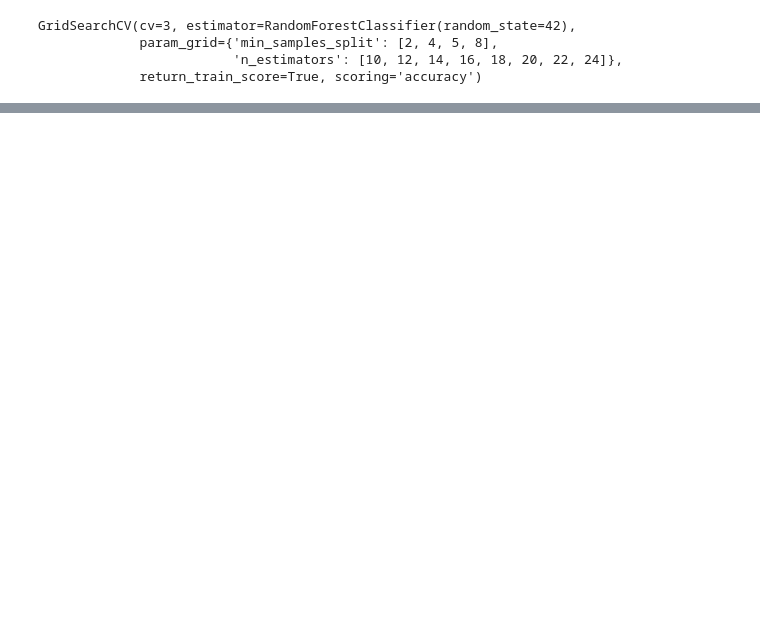
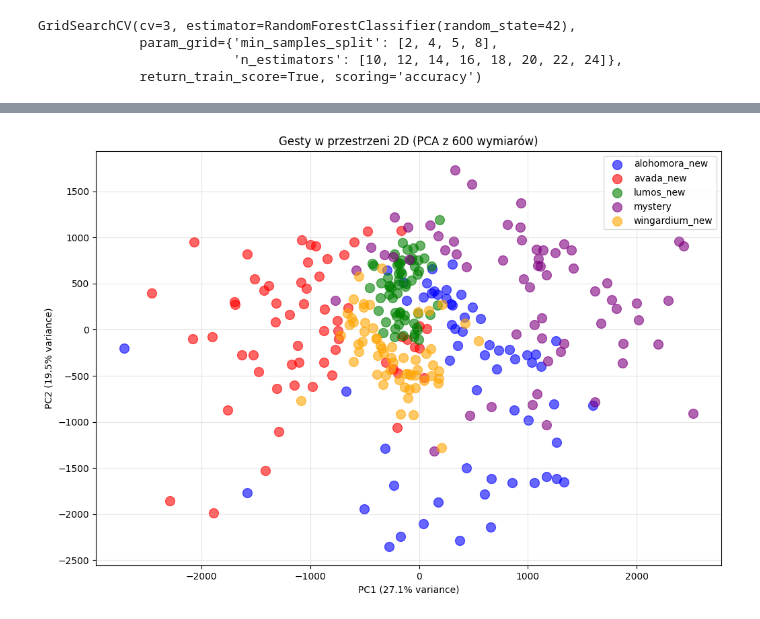
Before and after one commit to Olsonikk/MagicWand, a Jupyter notebook: ML.ipynb, the cells around one changed output, grey strips where cells are left out. Drawn from its saved outputs; the diff is of its cells as text; code cells hidden in the pictures; blank space fills up the shorter version.

```diff
--- a/ML.ipynb
+++ b/ML.ipynb
@@ -123,0 +261,19 @@ with open("./arduCode/mainCode/model_with_labels.h", "w") as f:
+# %%
+# Test na przykładowej próbce
+sample_idx = 0
+sample = [X_test[sample_idx]]
+true_label = y_test[sample_idx]
+
+prediction = best_model.predict(sample)
+probabilities = best_model.predict_proba(sample)[0]
+
+print(f"Prawdziwa klasa: {true_label}")
+print(f"Przewidziana klasa: {prediction[0]}")
+print(f"\nWszystkie prawdopodobieństwa:")
+
+# Sortujemy klasy zgodnie z class_names
+label_to_idx = {label: idx for idx, label in enumerate(sorted(set(y)))}
+for label in sorted(set(y)):
+    idx = label_to_idx[label]
+    prob = probabilities[idx]
+    print(f"  {label}: {prob:.2%}")
@@ -123,0 +394,77 @@ with open("./arduCode/mainCode/model_with_labels.h", "w") as f:
+# %%
+# Dodaj po sekcji "Flatten"
+
+import matplotlib.pyplot as plt
+from sklearn.decomposition import PCA
+
+# === ANALIZA: Dlaczego model działa mimo flatten? ===
+
+print("\n" + "="*70)
+print("ANALIZA: Czy gesty są oddzielone w przestrzeni cech?")
+print("="*70)
+
+# 1. PCA - zredukuj 600 wymiarów do 2D dla wizualizacji
+pca = PCA(n_components=2)
+X_pca = pca.fit_transform(X_flattened)
+
+# 2. Wizualizacja w 2D
+plt.figure(figsize=(12, 8))
+colors = {'alohomora_new': 'blue', 'avada_new': 'red',
+          'lumos_new': 'green', 'wingardium_new': 'orange',
+          'mystery': 'purple'}
+
+for label in np.unique(y):
+    mask = np.array(y) == label
+    plt.scatter(X_pca[mask, 0], X_pca[mask, 1],
+                c=colors[label], label=label, alpha=0.6, s=100)
+
+plt.xlabel(f'PC1 ({pca.explained_variance_ratio_[0]:.1%} variance)')
+plt.ylabel(f'PC2 ({pca.explained_variance_ratio_[1]:.1%} variance)')
+plt.title('Gesty w przestrzeni 2D (PCA z 600 wymiarów)')
+plt.legend()
+plt.grid(True, alpha=0.3)
+plt.show()
+
+print(f"\nWyjaśniona wariancja przez 2 pierwsze komponenty: {sum(pca.explained_variance_ratio_):.1%}")
+
+# 3. Analiza statystyk per gest
+print("\n" + "="*70)
+print("STATYSTYKI GESTÓW (dlaczego flatten działa)")
+print("="*70)
+
+for label in np.unique(y):
+    mask = np.array(y) == label
+    X_label = np.array(X_flattened)[mask]
+
+    print(f"\n{label}:")
+    print(f"  Średnia wartość cech: {X_label.mean():.3f}")
+    print(f"  Odchylenie std cech: {X_label.std():.3f}")
+    print(f"  Min wartość: {X_label.min():.3f}")
+    print(f"  Max wartość: {X_label.max():.3f}")
+    print(f"  Zakres: {X_label.max() - X_label.min():.3f}")
+
+# 4. Analiza najważniejszych cech
+print("\n" + "="*70)
+print("TOP 10 NAJWAŻNIEJSZYCH CECH (wg RandomForest)")
+print("="*70)
+
+# Ważność cech z najlepszego modelu
+feature_importances = best_model.feature_importances_
+top_features_idx = np.argsort(feature_importances)[-10:][::-1]
+
+for i, idx in enumerate(top_features_idx):
+    # Oblicz z którego timestep i osi pochodzi cecha
+    timestep = idx // 7  # 7 kolumn (time + 6 cech IMU)
+    feature_in_row = idx % 7
+    feature_names = ['time', 'acc_X', 'acc_Y', 'acc_Z', 'gyro_X', 'gyro_Y', 'gyro_Z']
+
+    print(f"{i+1}. Feature {idx:3d} (timestep ~{timestep:2d}, {feature_names[feature_in_row]:7s}): "
+          f"importance = {feature_importances[idx]:.4f}")
+
+print("\n" + "="*70)
+print("WNIOSKI:")
+print("="*70)
+print("Jeśli na wykresie PCA klastry są dobrze oddzielone → flatten wystarcza!")
+print("Jeśli klastry się nakładają → potrzeba cech temporalnych lub CNN!")
+print("="*70)
+# %% [output]
@@ -123,0 +474 @@ with open("./arduCode/mainCode/model_with_labels.h", "w") as f:
+[figure, added]
```
Also changed, not shown: parts of 33 cells of this notebook.
